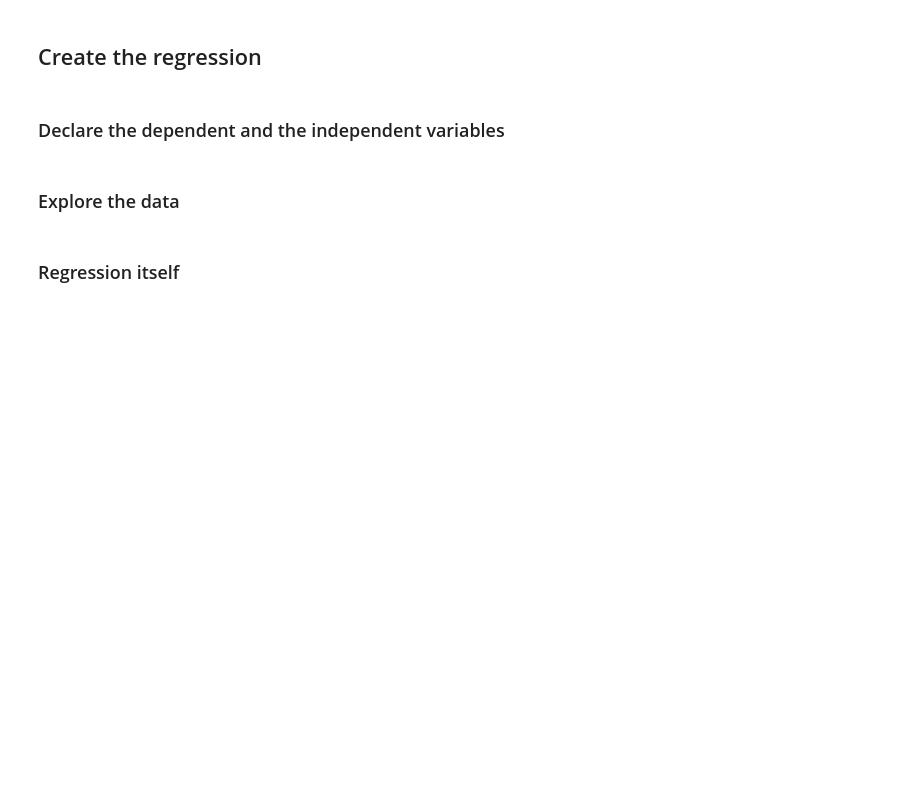
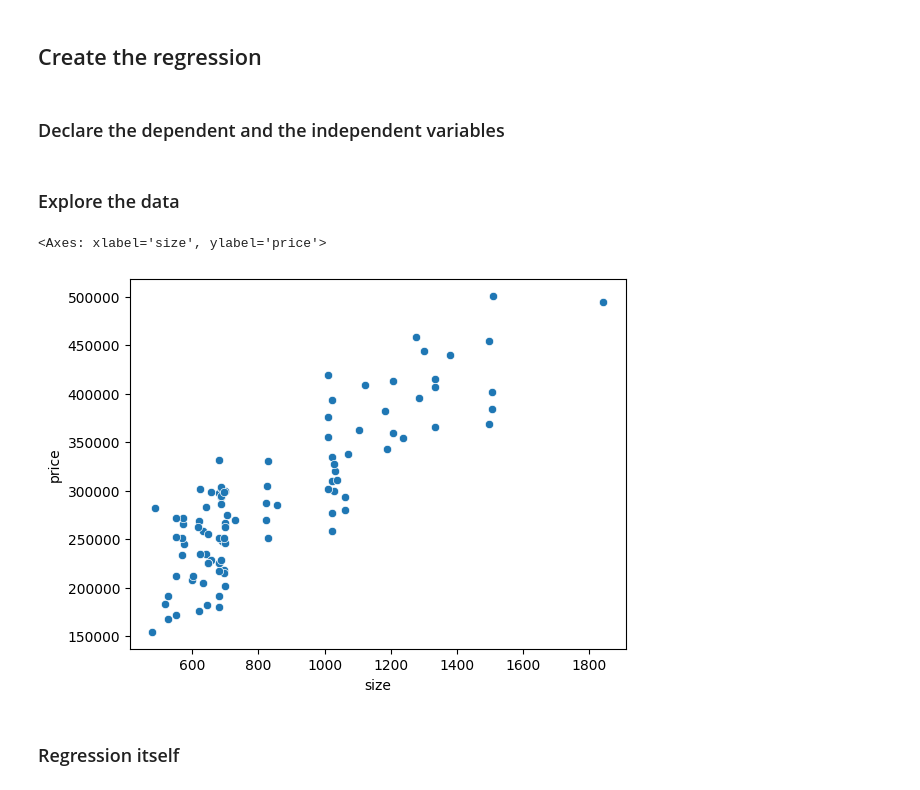
Before and after one commit to Frissie/LinearRegression, a Jupyter notebook: simple/SimpleLinearRegression.ipynb, the cells around one changed output. Cells and saved outputs as stored; diff of their text form; code cells hidden in the pictures; blank space fills up the shorter version.

```diff
--- a/simple/SimpleLinearRegression.ipynb
+++ b/simple/SimpleLinearRegression.ipynb
@@ -22,2 +24,4 @@ import stat
 # %% [markdown]
 ## Load the data
+# %%
+df = pd.read_csv(r"data\raw\real_estate_price_size.csv")
@@ -25,7 +43,15 @@ import stat
 ## Create the regression
 # %% [markdown]
 ### Declare the dependent and the independent variables
+# %%
+y = df['price']
+x1 = df['size']
 # %% [markdown]
 ### Explore the data
+# %%
+sns.scatterplot(x=x1, y=y)
+# %% [output]
+<Axes: xlabel='size', ylabel='price'>
+[figure, added]
 # %% [markdown]
 ### Regression itself
```
Also changed, not shown: parts of 4 cells of this notebook, 2 other files.
